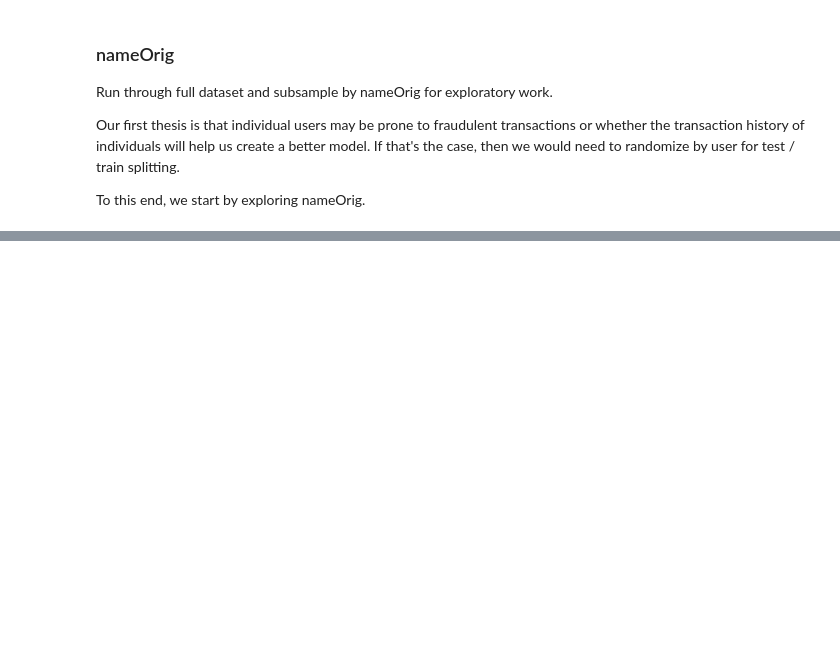
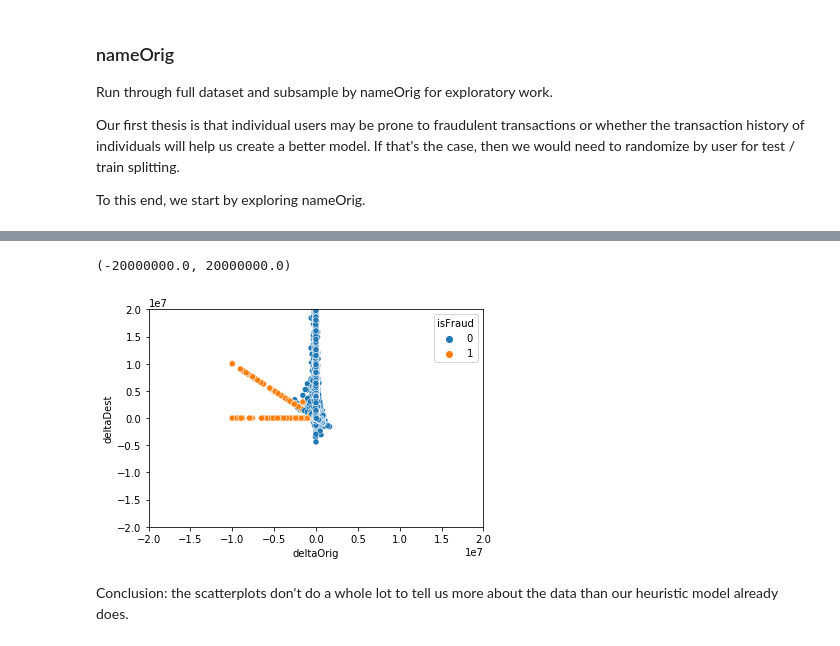
Before and after one commit to TopQuirk67/AWS-ML-Blackbelt-BankingFraud, a Jupyter notebook: Banking Fraud Data Exploration.ipynb, the cells around one changed output, grey strips where cells are left out. Saved outputs shown, nothing was run; the diff lists cells and outputs as text; code cells hidden in the pictures; blank space fills up the shorter version.

```diff
--- a/Banking Fraud Data Exploration.ipynb
+++ b/Banking Fraud Data Exploration.ipynb
@@ -134,0 +363,9 @@ array(['C1232579010', 'C233417034', 'C16389454', ..., 'C1545515550',
+# %%
+fig=sns.scatterplot(data=df_plot_subsample,x='deltaOrig',y='deltaDest',hue='isFraud')
+fig.set_ylim(-2e7, 2e7)
+fig.set_xlim(-2e7, 2e7)
+# %% [output]
+(-20000000.0, 20000000.0)
+[figure, added]
+# %% [markdown]
+Conclusion: the scatterplots don't do a whole lot to tell us more about the data than our heuristic model already does.
```
Also changed, not shown: parts of 59 cells of this notebook, 1 other file.
